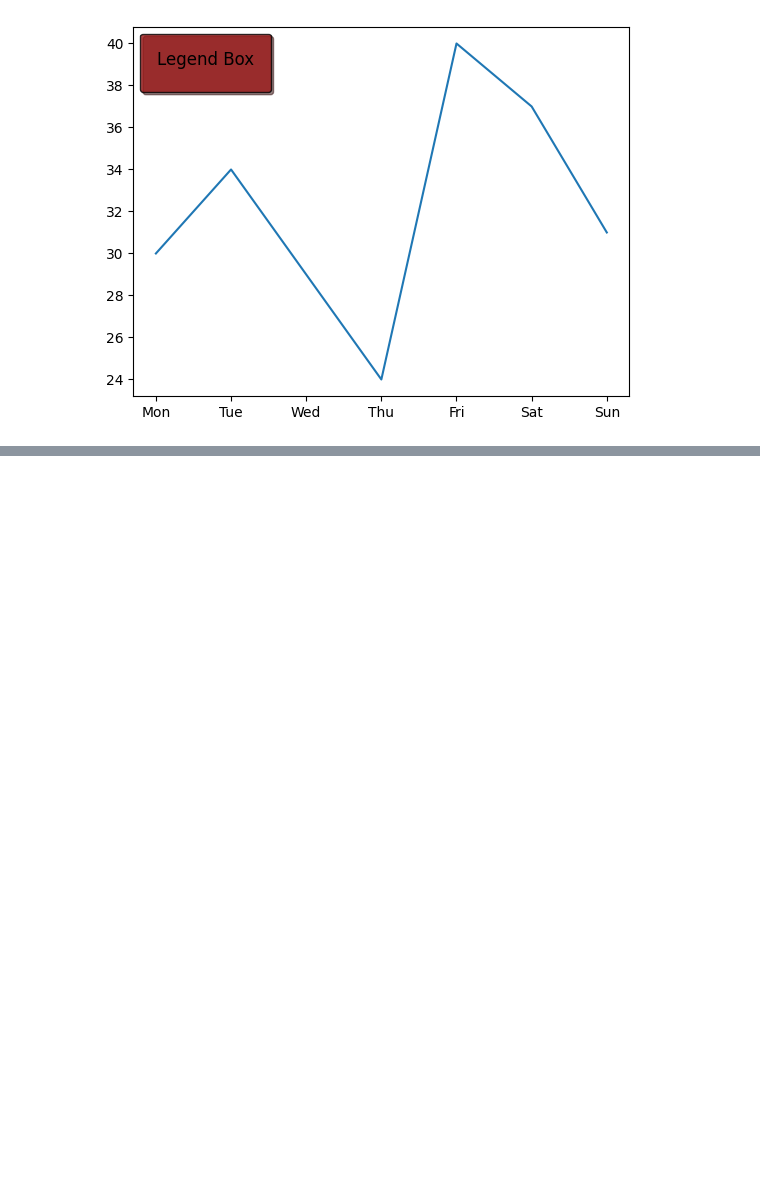
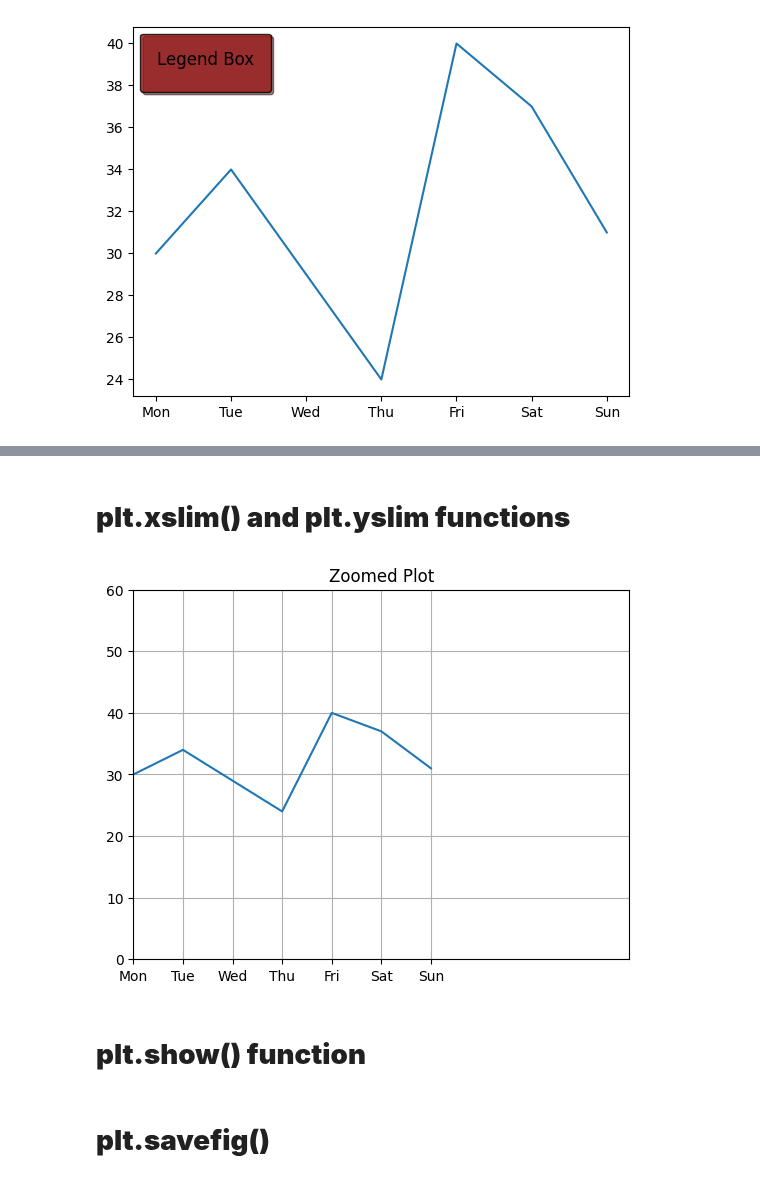
Before and after one commit to KedarDamale/Data-Science, a Jupyter notebook: matplotlib/2.lesson2.ipynb, the cells around one changed output, grey strips where cells are left out. Cells and saved outputs as stored; diff of their text form; code cells hidden in the pictures; blank space fills up the shorter version.

```diff
--- a/matplotlib/2.lesson2.ipynb
+++ b/matplotlib/2.lesson2.ipynb
@@ -244,0 +295,2 @@ No artists with labels found to put in legend.  Note that artists whose label st
+# %% [markdown]
+# **plt.xslim() and plt.yslim functions**
@@ -244,0 +311,35 @@ No artists with labels found to put in legend.  Note that artists whose label st
+# %%
+# These are extremely useful when:
+
+# You want to zoom into a specific region
+
+# You want to standardize plot limits across multiple graphs
+
+# You're debugging and want to exclude outliers or empty space
+
+
+
+import matplotlib.pyplot as plt
+
+x={
+    "Mon":30,
+    "Tue":34,
+    "Wed":29,
+    "Thu":24,
+    "Fri":40,
+    "Sat":37,
+    "Sun":31,
+
+}
+plt.plot(x.keys(),x.values())
+
+plt.xlim(0, 10)
+plt.ylim(0, 60)
+
+plt.title("Zoomed Plot")
+plt.grid(True)
+plt.show()
+# %% [output]
+[figure, added]
+# %% [markdown]
+# **plt.show() function**
@@ -244,0 +364,2 @@ No artists with labels found to put in legend.  Note that artists whose label st
+# %% [markdown]
+# **plt.savefig()**
```
Also changed, not shown: parts of 9 cells of this notebook, 3 other files.
